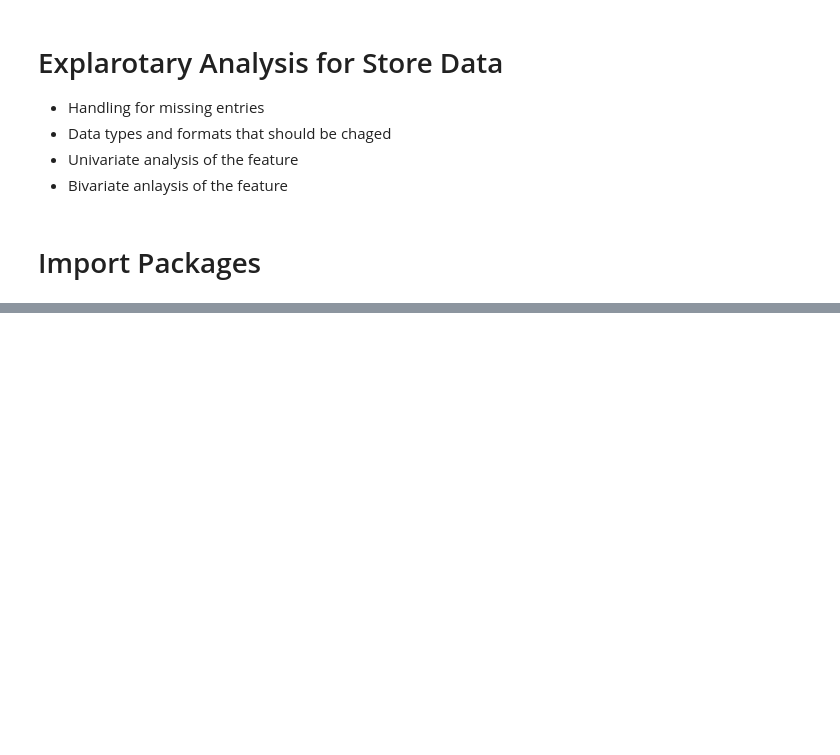
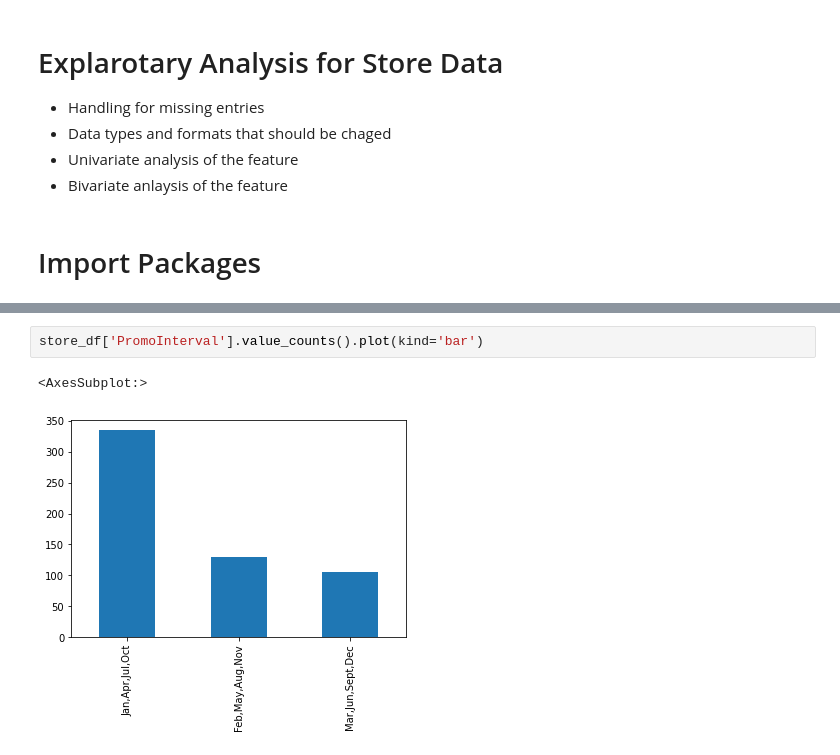
Before and after one commit to degagawolde/pharmaceutical-sales-prediction, a Jupyter notebook: notebooks/StoreDataExploration.ipynb, the cells around one changed output, grey strips where cells are left out. Saved outputs shown, nothing was run; the diff lists cells and outputs as text; blank space fills up the shorter version.

```diff
--- a/notebooks/StoreDataExploration.ipynb
+++ b/notebooks/StoreDataExploration.ipynb
@@ -37,0 +113,5 @@ NoRemoteError: config file error: no remote specified. Create a default remote w
+# %%
+store_df['PromoInterval'].value_counts().plot(kind='bar')
+# %% [output]
+<AxesSubplot:>
+[figure, added]
```
Also changed, not shown: parts of 19 cells of this notebook, 7 other files.
